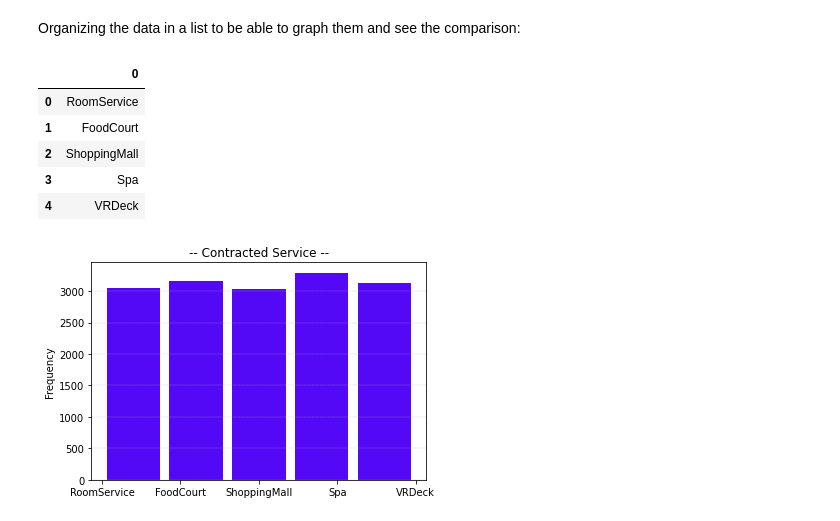
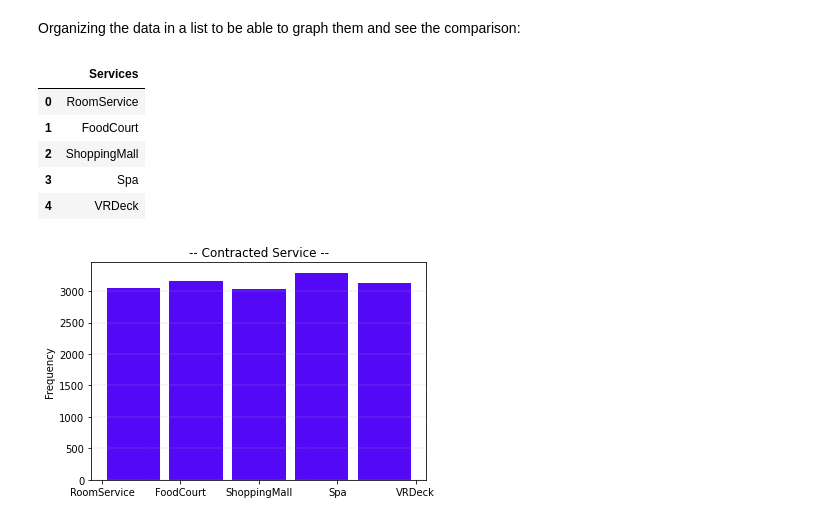
Before and after one commit to melixxa07/AI-Project, a Jupyter notebook: 01 - Data Exploration.ipynb, the cells around one changed output. Drawn from its saved outputs; the diff is of its cells as text; code cells hidden in the pictures.

```diff
--- a/01 - Data Exploration.ipynb
+++ b/01 - Data Exploration.ipynb
@@ -388,26 +387,27 @@ plt.grid(True, linestyle='--', linewidth='0.3', axis='y')
 # %%
 services_list = []
 
 for i in range(len(df_train)):
     if df_train.Cont_RoomService[i] == 1:
         services_list.append('RoomService')
 
     if df_train.Cont_FoodCourt[i] == 1:
         services_list.append('FoodCourt')
 
     if df_train.Cont_ShoppingMall[i] == 1:
         services_list.append('ShoppingMall')
 
     if df_train.Cont_Spa[i] == 1:
         services_list.append('Spa')
 
     if df_train.Cont_VRDeck[i] == 1:
         services_list.append('VRDeck')
 
-services_list = pd.DataFrame(services_list)
-services_list.head()
+services_df = pd.DataFrame()
+services_df['Services'] = services_list
+services_df.head()
 # %% [output]
-|  | 0 |
+|  | Services |
 | 0 | RoomService |
 | 1 | FoodCourt |
 | 2 | ShoppingMall |
```
Also changed, not shown: parts of 4 cells of this notebook.
